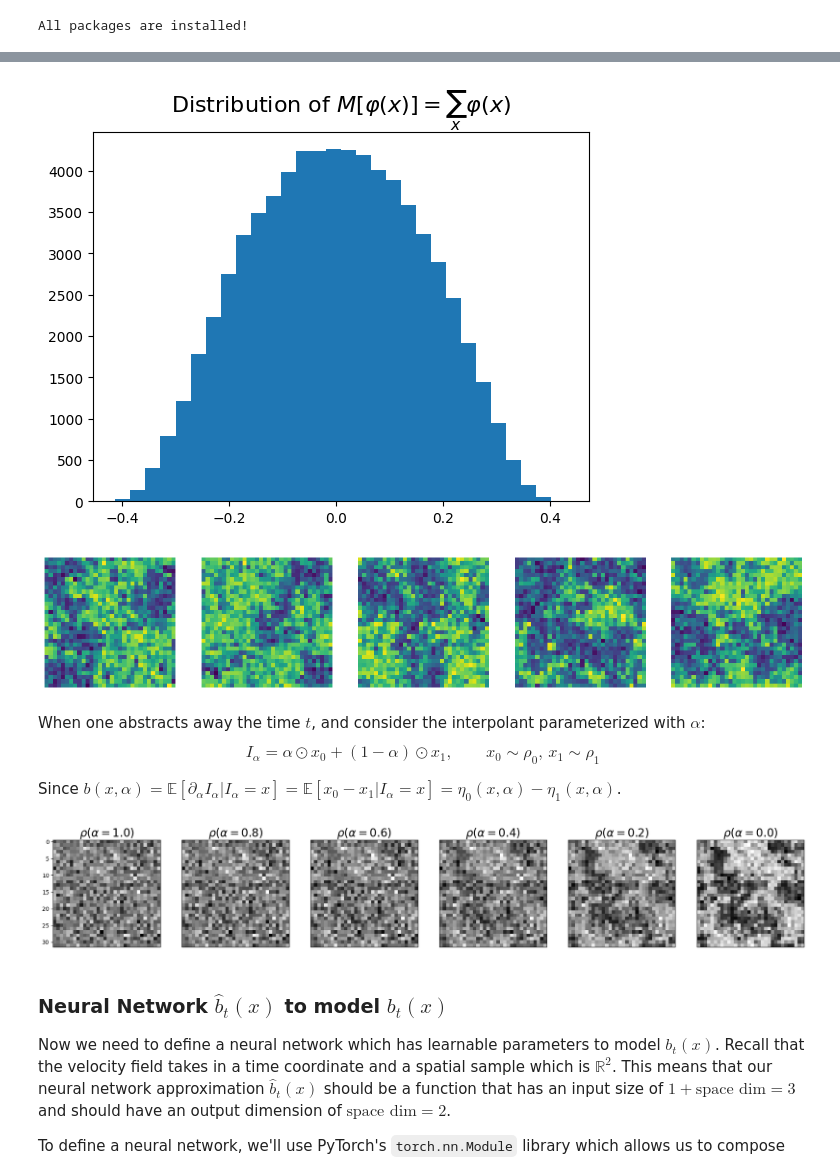
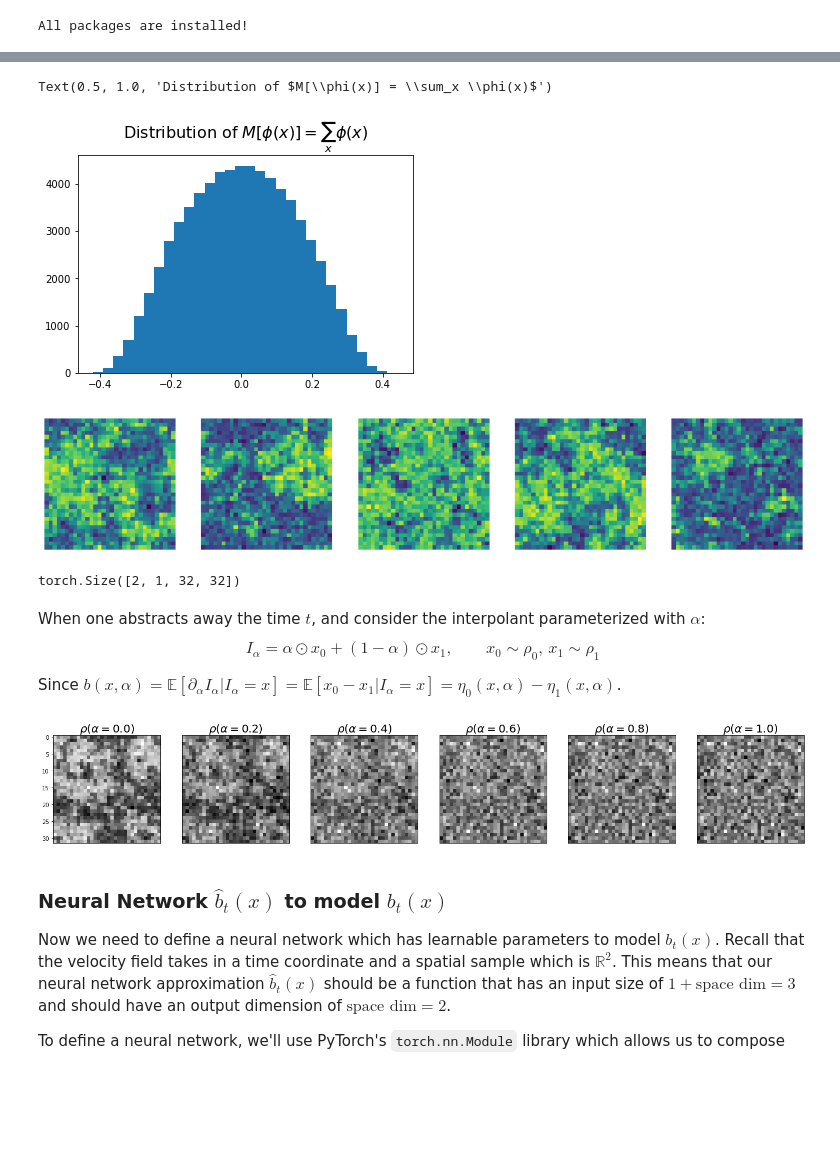
Before and after one commit to multitaskstochasticinterpolant/Code-Multitask-Stochastic-Interpolants, a Jupyter notebook: phi4/pre-trained_phi.ipynb, the cells around one changed output, grey strips where cells are left out. Saved outputs shown, nothing was run; the diff lists cells and outputs as text; code cells hidden in the pictures; blank space fills up the shorter version.

```diff
--- a/phi4/pre-trained_phi.ipynb
+++ b/phi4/pre-trained_phi.ipynb
@@ -41,5 +30,5 @@ cuda:0
 # %%
-phi_32 = torch.tensor(np.load("./data/2D_phi4_L32_m2-4.0_lam4.572.npy"))[:70000]
+phi_32 = torch.tensor(np.load("/mnt/live/user/fcoeurdou/dataset/phi4_L32_m2-4.0_lam4.572.npy"))[:70000]
 # %%
 phi_loader = DataLoader(dataset=phi_32, batch_size=batch_size, shuffle=True)
 # %%
@@ -52,10 +39,10 @@ dim = img.reshape(-1).shape[0]
 mag_true = (torch.mean(phi_32, dim=(1,2)))
 # %%
 plt.hist(mag_true.detach().cpu().numpy(), bins = 30)
-plt.title(r"Distribution of $M[\varphi(x)] = \sum_x \varphi(x)$", fontsize = 16)
-plt.show()
+plt.title(r"Distribution of $M[\phi(x)] = \sum_x \phi(x)$", fontsize = 16)
 # %% [output]
+Text(0.5, 1.0, 'Distribution of $M[\\phi(x)] = \\sum_x \\phi(x)$')
-[figure, old version]
+[figure, new version]
 # %%
 def grab(var):
     return var.detach().cpu().numpy()
@@ -94,7 +83,7 @@ for i in range(5):
     axes[i].axis('off')  # Hide the axes
 plt.show()
 # %% [output]
-[figure, old version]
+[figure, new version]
 # %%
 import random
 
@@ -104,6 +93,10 @@ def target(n, dataset=phi_32, device=device):
     # Use list comprehension to gather images and labels for these indices
     images = torch.stack([phi_32[i].unsqueeze(0) for i in indices])
     return images.to(device)
+# %%
+target(2).shape
+# %% [output]
+torch.Size([2, 1, 32, 32])
 # %% [markdown]
 When one abstracts away the time $t$, and consider the interpolant parameterized with $\alpha$:
 $$
@@ -136,7 +129,7 @@ interpolant = Interpolant()
 # %%
 bs = 1
 ncol = 6
-ts   = torch.linspace(1,0, ncol)
+ts   = torch.linspace(0, 1, ncol)
 x0s = base.sample(bs)
 x1s = target(bs)
 fig, axes = plt.subplots(1, ncol, figsize=(ncol*4,4))
@@ -156,7 +149,7 @@ for i, alpha in enumerate(Alpha):
 
 del x0s; del x1s; del Alpha
 # %% [output]
-[figure, old version]
+[figure, new version]
 # %% [markdown]
 ### Neural Network $\hat b_t(x)$ to model $b_t(x)$
 
```
Also changed, not shown: parts of 52 cells of this notebook, 3 other files.
